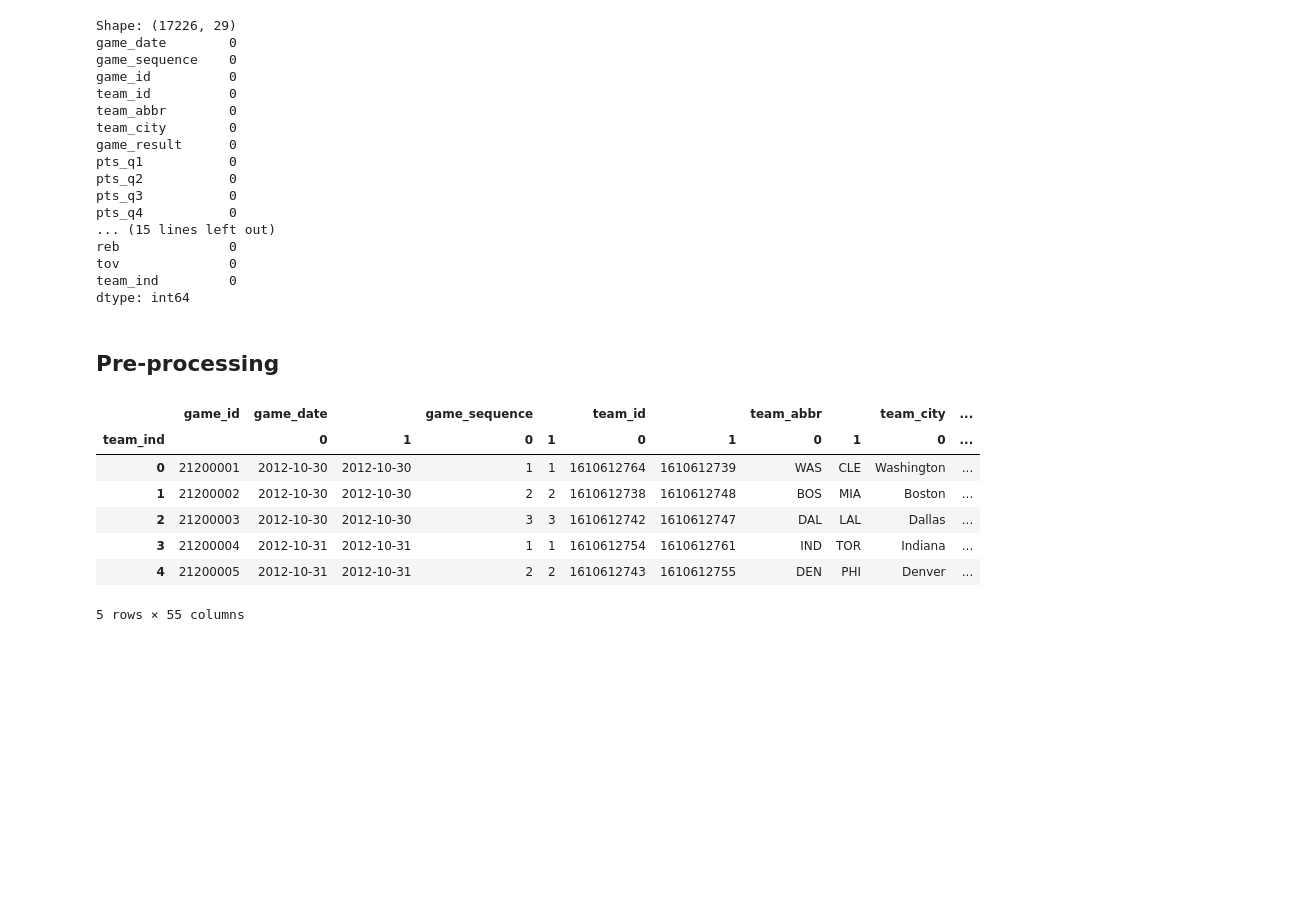
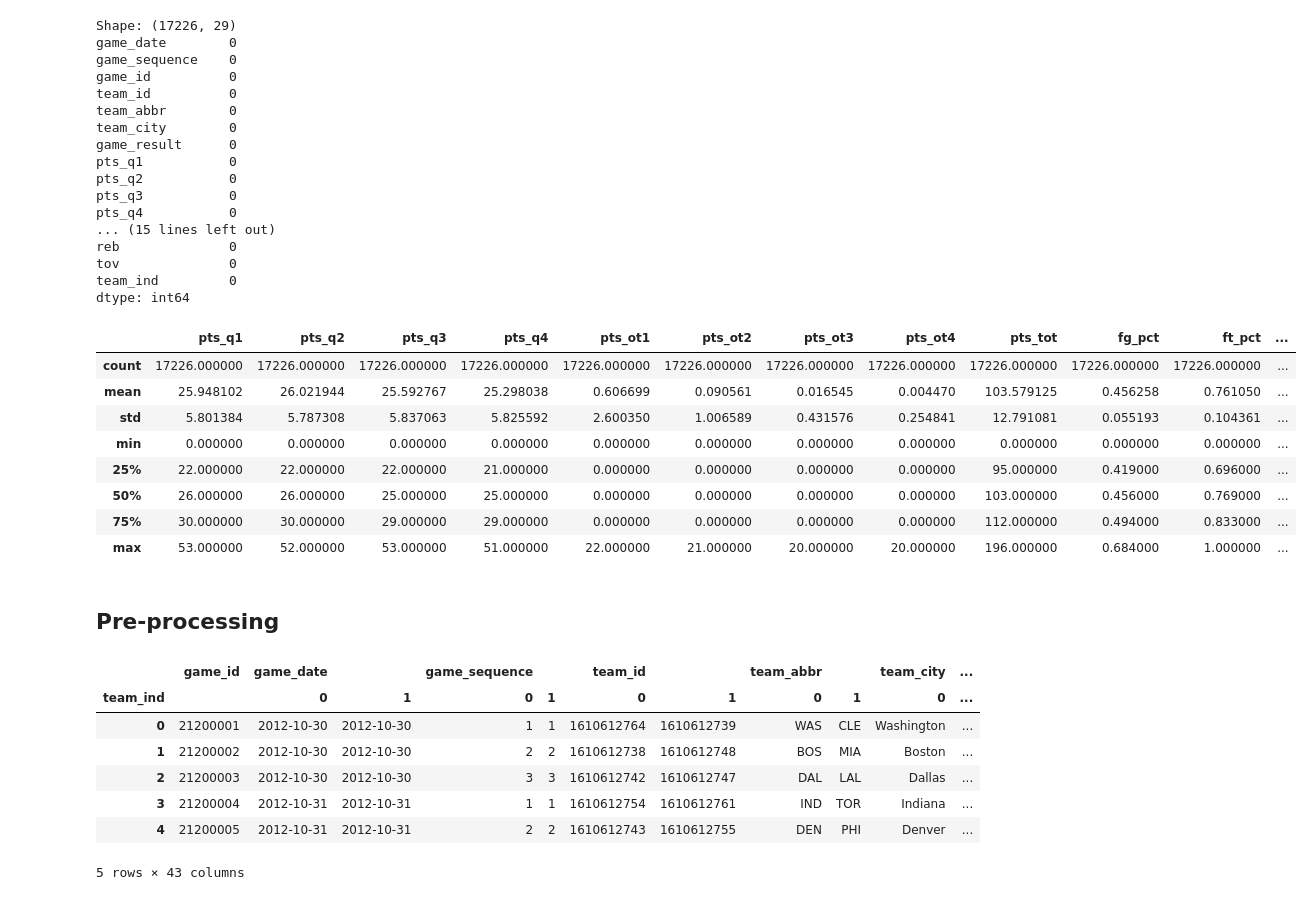
Before and after one commit to dliang5299/MIDS-207-Final-Project, a Jupyter notebook: Data_Processing.ipynb, the cells around one changed output. Saved outputs shown, nothing was run; the diff lists cells and outputs as text; code cells hidden in the pictures; blank space fills up the shorter version.

```diff
--- a/Data_Processing.ipynb
+++ b/Data_Processing.ipynb
@@ -93,14 +93,33 @@ reb              0
 tov              0
 team_ind         0
 dtype: int64
+# %%
+# Some OT columns have no info
+nba_df[['pts_ot5', 'pts_ot6', 'pts_ot7', 'pts_ot8', 'pts_ot9', 'pts_ot10']].describe()
+
+# Drop OT columns
+nba_df = nba_df.drop(['pts_ot5', 'pts_ot6', 'pts_ot7', 'pts_ot8', 'pts_ot9', 'pts_ot10'], axis=1)
+# %%
+# Summry statistics
+nba_df_desc = nba_df.drop(['game_sequence', 'game_id', 'team_id', 'team_ind'], axis=1)
+nba_df_desc.describe()
+# %% [output]
+|  | pts_q1 | pts_q2 | pts_q3 | pts_q4 | pts_ot1 | pts_ot2 | pts_ot3 | pts_ot4 | pts_tot | fg_pct | ft_pct | ... |
+| count | 17226.000000 | 17226.000000 | 17226.000000 | 17226.000000 | 17226.000000 | 17226.000000 | 17226.000000 | 17226.000000 | 17226.000000 | 17226.000000 | 17226.000000 | ... |
+| mean | 25.948102 | 26.021944 | 25.592767 | 25.298038 | 0.606699 | 0.090561 | 0.016545 | 0.004470 | 103.579125 | 0.456258 | 0.761050 | ... |
+| std | 5.801384 | 5.787308 | 5.837063 | 5.825592 | 2.600350 | 1.006589 | 0.431576 | 0.254841 | 12.791081 | 0.055193 | 0.104361 | ... |
+| min | 0.000000 | 0.000000 | 0.000000 | 0.000000 | 0.000000 | 0.000000 | 0.000000 | 0.000000 | 0.000000 | 0.000000 | 0.000000 | ... |
+| 25% | 22.000000 | 22.000000 | 22.000000 | 21.000000 | 0.000000 | 0.000000 | 0.000000 | 0.000000 | 95.000000 | 0.419000 | 0.696000 | ... |
+| 50% | 26.000000 | 26.000000 | 25.000000 | 25.000000 | 0.000000 | 0.000000 | 0.000000 | 0.000000 | 103.000000 | 0.456000 | 0.769000 | ... |
+| 75% | 30.000000 | 30.000000 | 29.000000 | 29.000000 | 0.000000 | 0.000000 | 0.000000 | 0.000000 | 112.000000 | 0.494000 | 0.833000 | ... |
+| max | 53.000000 | 52.000000 | 53.000000 | 51.000000 | 22.000000 | 21.000000 | 20.000000 | 20.000000 | 196.000000 | 0.684000 | 1.000000 | ... |
 # %% [markdown]
 ## Pre-processing
 # %%
 # Pivot wide by team_ind
 varlist = ["game_date", "game_sequence","team_id","team_abbr",
             "team_city","game_result","pts_q1","pts_q2","pts_q3",
-            "pts_q4","pts_ot1","pts_ot2","pts_ot3","pts_ot4","pts_ot5",
-            "pts_ot6","pts_ot7","pts_ot8","pts_ot9","pts_ot10","pts_tot",
+            "pts_q4","pts_ot1","pts_ot2","pts_ot3","pts_ot4","pts_tot",
             "fg_pct","ft_pct","fg3_pct","ast","reb","tov"]
 nba_df_wide = nba_df.pivot(index='game_id', columns='team_ind', values=varlist).reset_index()
 
@@ -114,4 +133,4 @@ nba_df_wide.head()
 | 2 | 21200003 | 2012-10-30 | 2012-10-30 | 3 | 3 | 1610612742 | 1610612747 | DAL | LAL | Dallas | ... |
 | 3 | 21200004 | 2012-10-31 | 2012-10-31 | 1 | 1 | 1610612754 | 1610612761 | IND | TOR | Indiana | ... |
 | 4 | 21200005 | 2012-10-31 | 2012-10-31 | 2 | 2 | 1610612743 | 1610612755 | DEN | PHI | Denver | ... |
-5 rows × 55 columns
+5 rows × 43 columns
```
Also changed, not shown: parts of 1 cell of this notebook.
